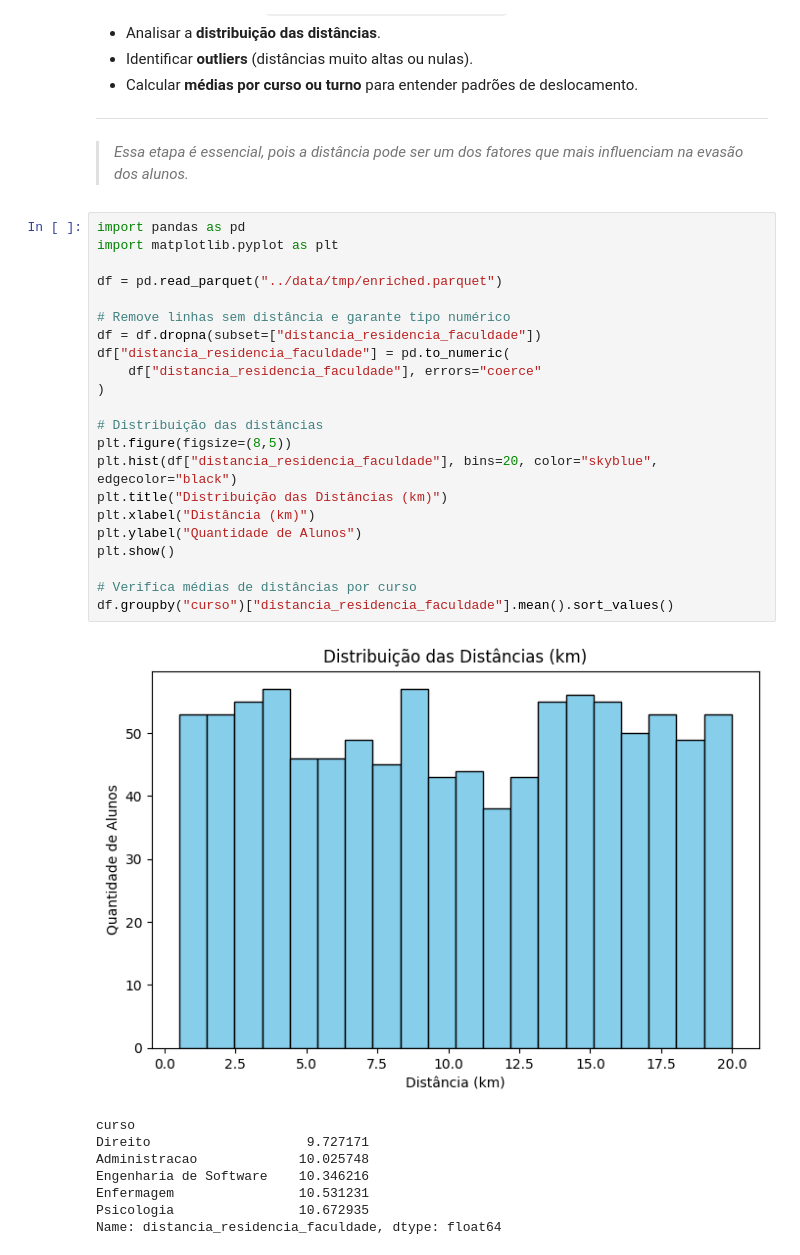
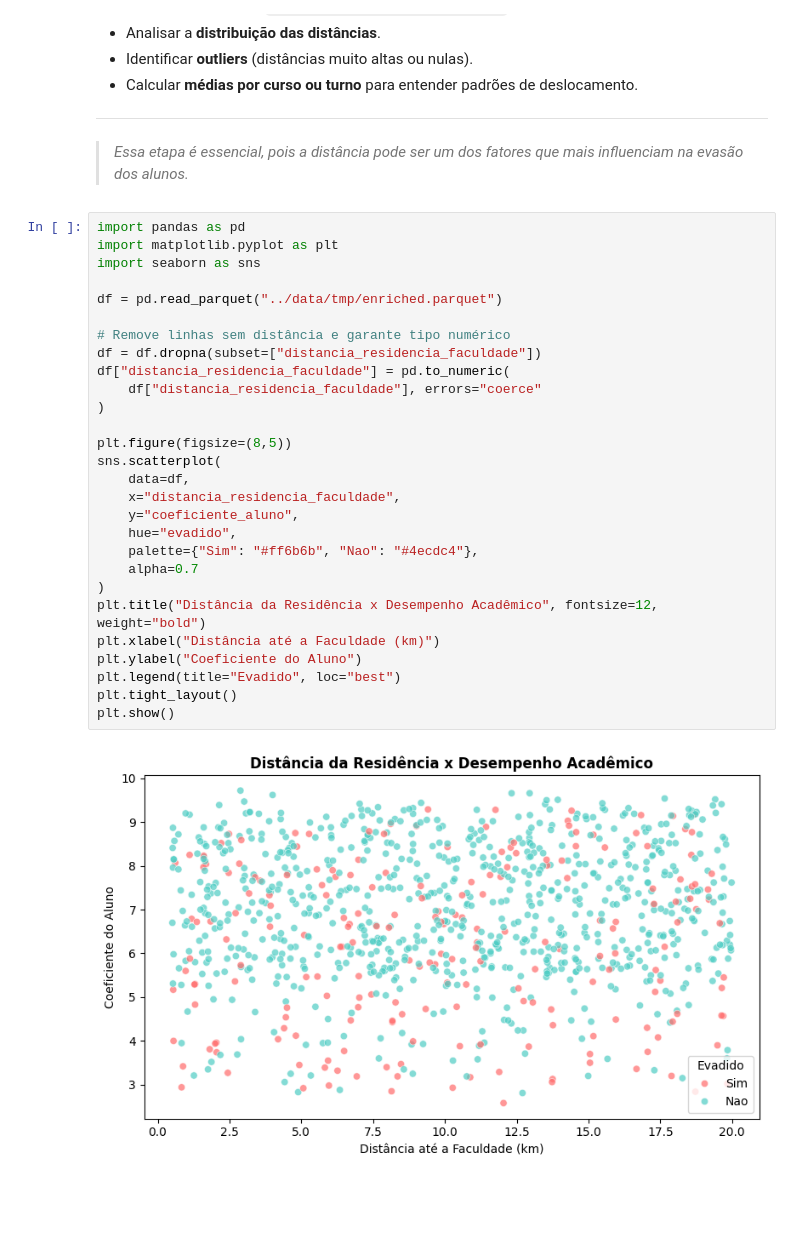
Before and after one commit to jgabrielpl/InsightBI_PEI, a Jupyter notebook: notebooks/validar_enriquecimento.ipynb, the cells around one changed output. Cells and saved outputs as stored; diff of their text form; blank space fills up the shorter version.

```diff
--- a/notebooks/validar_enriquecimento.ipynb
+++ b/notebooks/validar_enriquecimento.ipynb
@@ -18,31 +18,30 @@ Nesta etapa, validamos o **enriquecimento de dados** realizado através da **Goo
 # %%
 import pandas as pd
 import matplotlib.pyplot as plt
+import seaborn as sns
 
 df = pd.read_parquet("../data/tmp/enriched.parquet")
 
 # Remove linhas sem distância e garante tipo numérico
 df = df.dropna(subset=["distancia_residencia_faculdade"])
 df["distancia_residencia_faculdade"] = pd.to_numeric(
     df["distancia_residencia_faculdade"], errors="coerce"
 )
 
-# Distribuição das distâncias
 plt.figure(figsize=(8,5))
-plt.hist(df["distancia_residencia_faculdade"], bins=20, color="skyblue", edgecolor="black")
-plt.title("Distribuição das Distâncias (km)")
-plt.xlabel("Distância (km)")
-plt.ylabel("Quantidade de Alunos")
+sns.scatterplot(
+    data=df,
+    x="distancia_residencia_faculdade",
+    y="coeficiente_aluno",
+    hue="evadido",
+    palette={"Sim": "#ff6b6b", "Nao": "#4ecdc4"},
+    alpha=0.7
+)
+plt.title("Distância da Residência x Desempenho Acadêmico", fontsize=12, weight="bold")
+plt.xlabel("Distância até a Faculdade (km)")
+plt.ylabel("Coeficiente do Aluno")
+plt.legend(title="Evadido", loc="best")
+plt.tight_layout()
 plt.show()
-
-# Verifica médias de distâncias por curso
-df.groupby("curso")["distancia_residencia_faculdade"].mean().sort_values()
 # %% [output]
-[figure, old version]
+[figure, new version]
-curso
-Direito                    9.727171
-Administracao             10.025748
-Engenharia de Software    10.346216
-Enfermagem                10.531231
-Psicologia                10.672935
-Name: distancia_residencia_faculdade, dtype: float64
```
Also changed, not shown: 2 other files.
